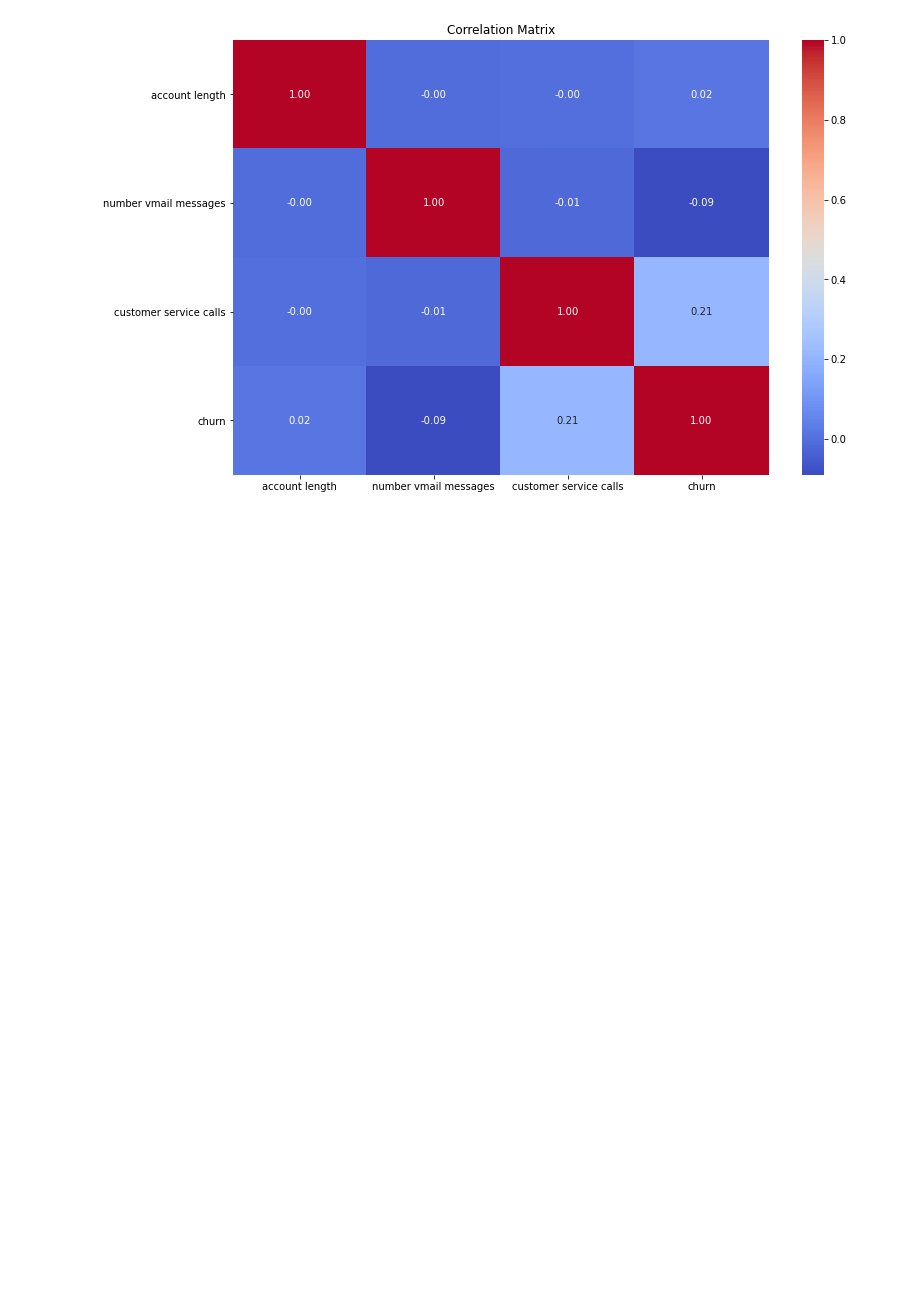
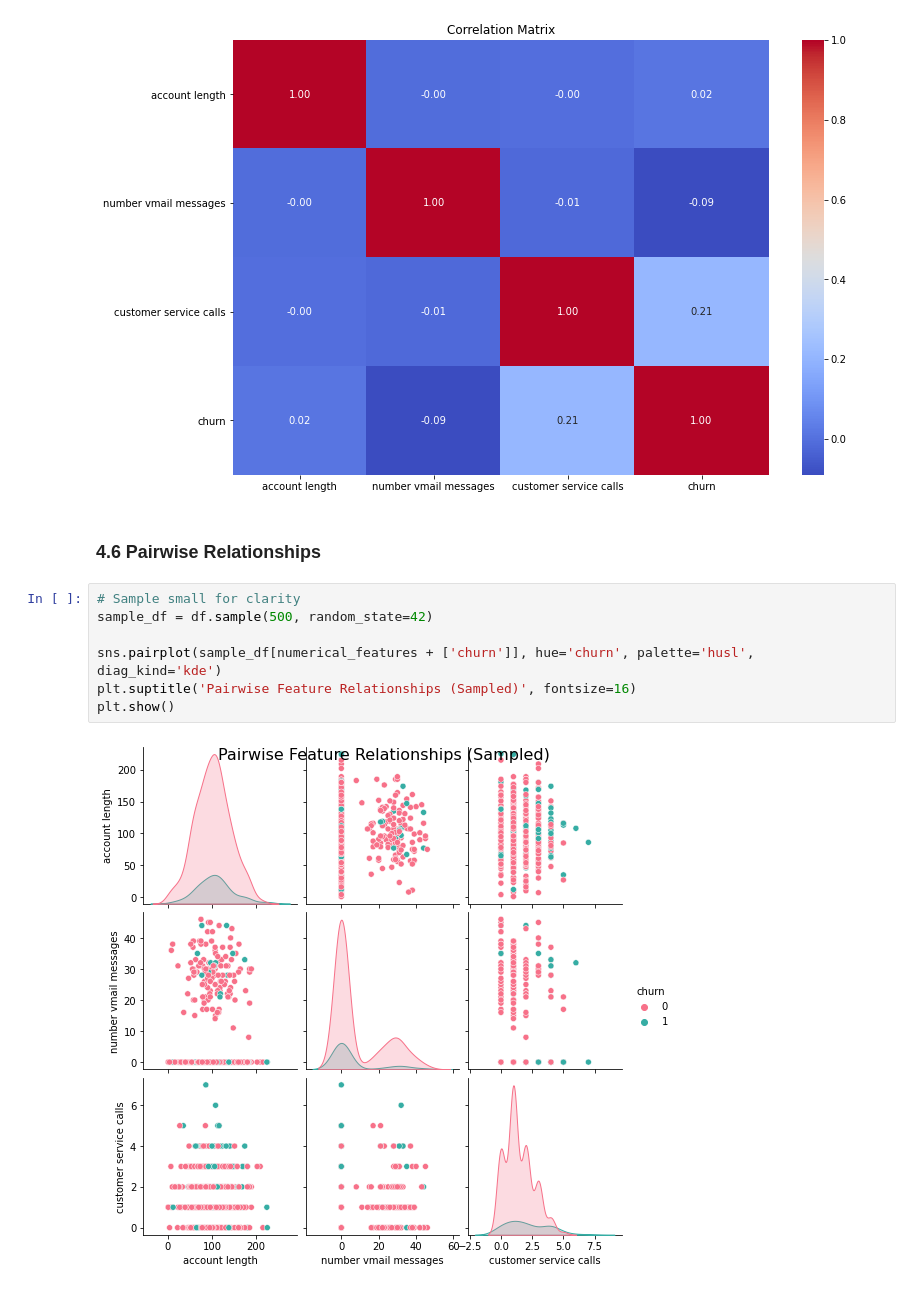
Before and after one commit to HellenDianaNjeri/SyriaTel-Customer-Churn, a Jupyter notebook: notebooks/SyriaTel Customer Churn.ipynb, the cells around one changed output. Drawn from its saved outputs; the diff is of its cells as text; blank space fills up the shorter version.

Commit message:
Add pairplot to explore feature interactions visually.

```diff
--- a/notebooks/SyriaTel Customer Churn.ipynb
+++ b/notebooks/SyriaTel Customer Churn.ipynb
@@ -452,3 +452,14 @@ plt.title('Correlation Matrix')
 plt.show()
 # %% [output]
 [figure]
+# %% [markdown]
+### 4.6 Pairwise Relationships
+# %%
+# Sample small for clarity
+sample_df = df.sample(500, random_state=42)
+
+sns.pairplot(sample_df[numerical_features + ['churn']], hue='churn', palette='husl', diag_kind='kde')
+plt.suptitle('Pairwise Feature Relationships (Sampled)', fontsize=16)
+plt.show()
+# %% [output]
+[figure, added]
```
